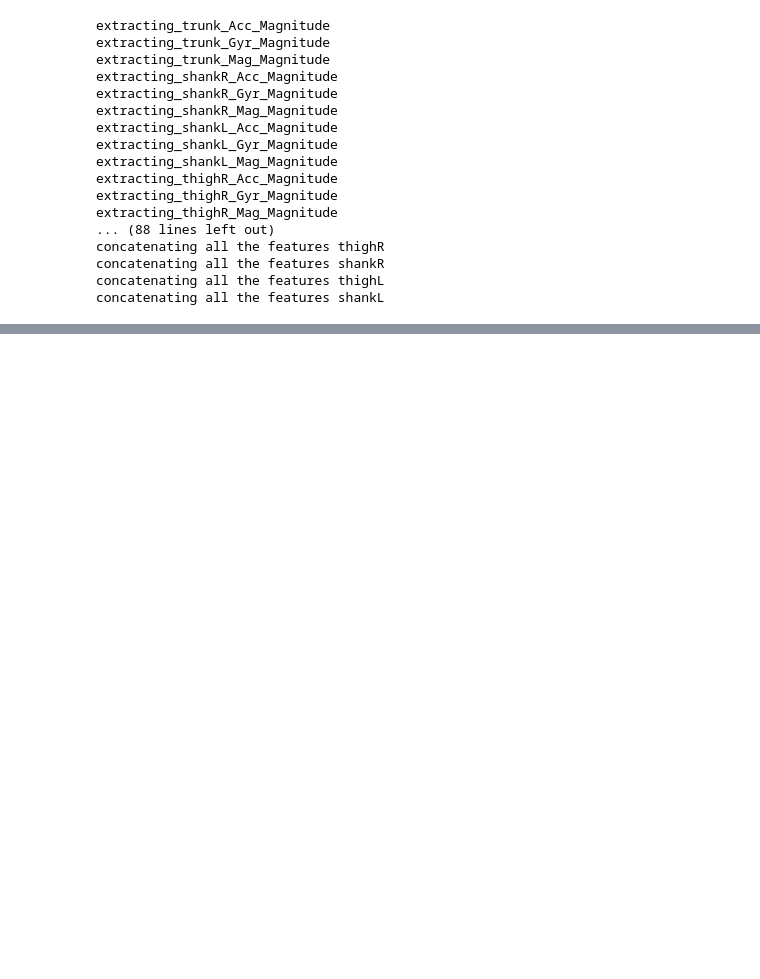
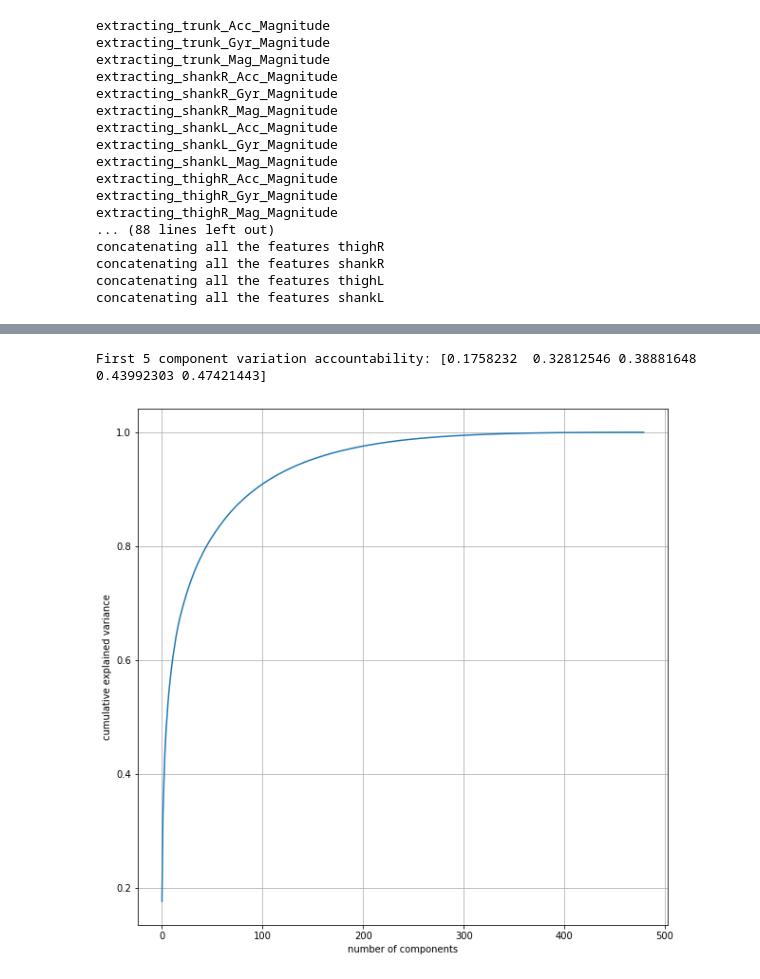
Before and after one commit to GuillaumeLam/INTER-SUBJ-RQ, a Jupyter notebook: INTER_SUBJ_OOD.ipynb, the cells around one changed output, grey strips where cells are left out. Cells and saved outputs as stored; diff of their text form; code cells hidden in the pictures; blank space fills up the shorter version.

```diff
--- a/INTER_SUBJ_OOD.ipynb
+++ b/INTER_SUBJ_OOD.ipynb
@@ -114,3 +90,0 @@ concatenating all the features shankL
-# %%
-e_tr = env_split(X_tr, Y_tr, P_tr)
-e_te = env_split(X_te, Y_te, P_te)
@@ -174,0 +110,15 @@ Test Acc: 0.9407234997169988
+# %%
+X,Y = e_tr[18]
+# %%
+%matplotlib inline
+plt.rcParams['figure.figsize'] = [10, 10]
+# %%
+pca = PCA().fit(X.detach().numpy())
+plt.plot(np.cumsum(pca.explained_variance_ratio_))
+print('First 5 component variation accountability:',np.cumsum(pca.explained_variance_ratio_)[:5])
+plt.xlabel('number of components')
+plt.ylabel('cumulative explained variance');
+plt.grid()
+# %% [output]
+First 5 component variation accountability: [0.1758232  0.32812546 0.38881648 0.43992303 0.47421443]
+[figure, added]
```
Also changed, not shown: parts of 19 cells of this notebook, 1 other file.
